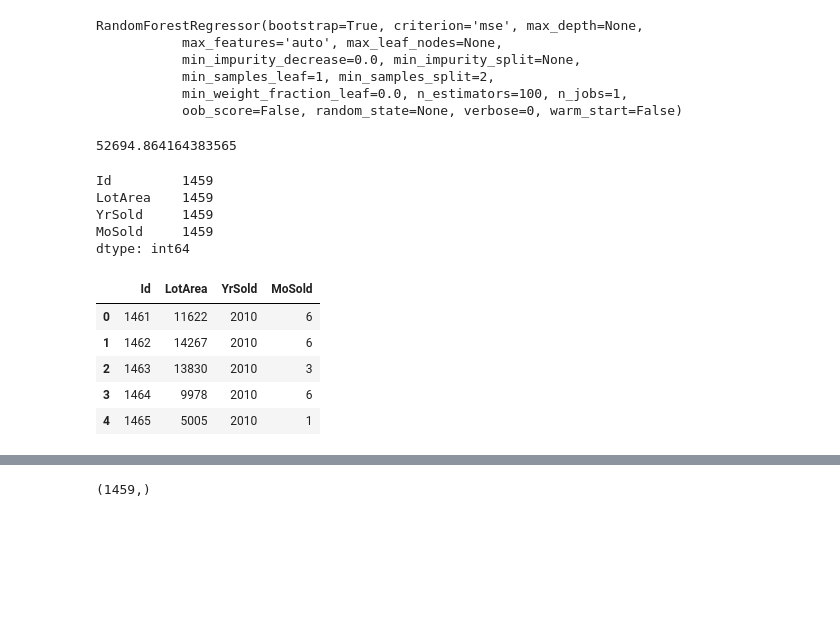
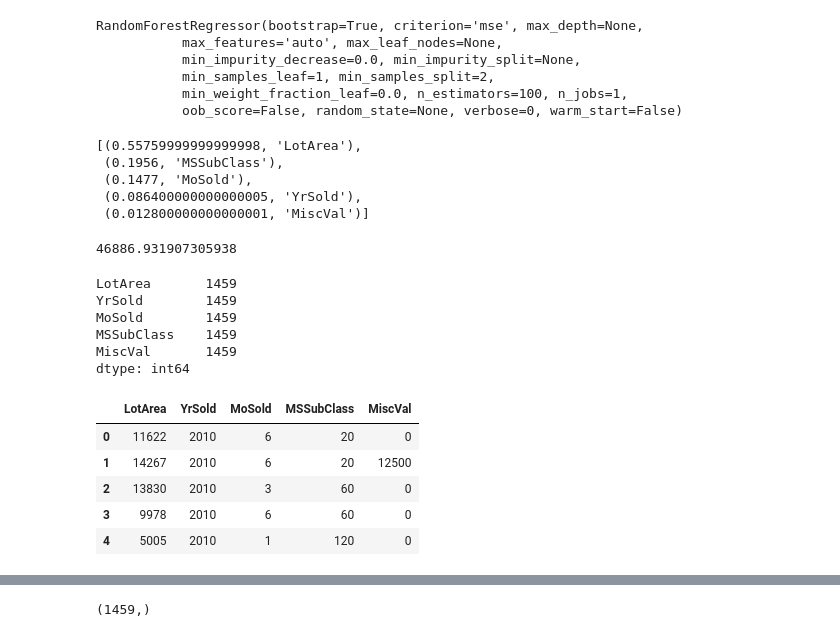
Before and after one commit to riccardolorenzon/kaggle-competitions, a Jupyter notebook: house-prices-prediction/real-estate-prices-prediction.ipynb, the cells around one changed output, grey strips where cells are left out. Drawn from its saved outputs; the diff is of its cells as text; code cells hidden in the pictures; blank space fills up the shorter version.

```diff
--- a/house-prices-prediction/real-estate-prices-prediction.ipynb
+++ b/house-prices-prediction/real-estate-prices-prediction.ipynb
@@ -88,7 +88,7 @@ SaleCondition    1460
 SalePrice        1460
 dtype: int64
 # %%
-predictor_vars_x =  ['Id', 'LotArea', 'YrSold', 'MoSold']
+predictor_vars_x =  ['LotArea', 'YrSold', 'MoSold', 'MSSubClass', 'MiscVal']
 predictor_vars = predictor_vars_x + ['SalePrice']
 # %%
 df_predictors = df[predictor_vars]
@@ -190,30 +200,40 @@ RandomForestRegressor(bootstrap=True, criterion='mse', max_depth=None,
            min_samples_leaf=1, min_samples_split=2,
            min_weight_fraction_leaf=0.0, n_estimators=100, n_jobs=1,
            oob_score=False, random_state=None, verbose=0, warm_start=False)
+# %%
+sorted(zip(map(lambda x: round(x, 4), forest_model.feature_importances_), predictor_vars_x),
+             reverse=True)
+# %% [output]
+[(0.55759999999999998, 'LotArea'),
+ (0.1956, 'MSSubClass'),
+ (0.1477, 'MoSold'),
+ (0.086400000000000005, 'YrSold'),
+ (0.012800000000000001, 'MiscVal')]
 # %%
 predictions_train = forest_model.predict(val_x)
 # %%
 mean_absolute_error(predictions_train, val_y)
 # %% [output]
-52694.864164383565
+46886.931907305938
 # %%
 test_filepath = './data/test.csv'
-df_test = pd.read_csv(test_filepath)
-df_test_filtered = df_test[predictor_vars_x].dropna()
+csv_df = pd.read_csv(test_filepath)
+df_test = csv_df[predictor_vars_x]
 # %%
-df_test_filtered.count()
+df_test.count()
 # %% [output]
-Id         1459
-LotArea    1459
-YrSold     1459
-MoSold     1459
+LotArea       1459
+YrSold        1459
+MoSold        1459
+MSSubClass    1459
+MiscVal       1459
 dtype: int64
 # %%
-df_test_filtered.head()
+df_test.head()
 # %% [output]
-|  | Id | LotArea | YrSold | MoSold |
-| 0 | 1461 | 11622 | 2010 | 6 |
-| 1 | 1462 | 14267 | 2010 | 6 |
-| 2 | 1463 | 13830 | 2010 | 3 |
-| 3 | 1464 | 9978 | 2010 | 6 |
-| 4 | 1465 | 5005 | 2010 | 1 |
+|  | LotArea | YrSold | MoSold | MSSubClass | MiscVal |
+| 0 | 11622 | 2010 | 6 | 20 | 0 |
+| 1 | 14267 | 2010 | 6 | 20 | 12500 |
+| 2 | 13830 | 2010 | 3 | 60 | 0 |
+| 3 | 9978 | 2010 | 6 | 60 | 0 |
+| 4 | 5005 | 2010 | 1 | 120 | 0 |
```
Also changed, not shown: parts of 13 cells of this notebook.
